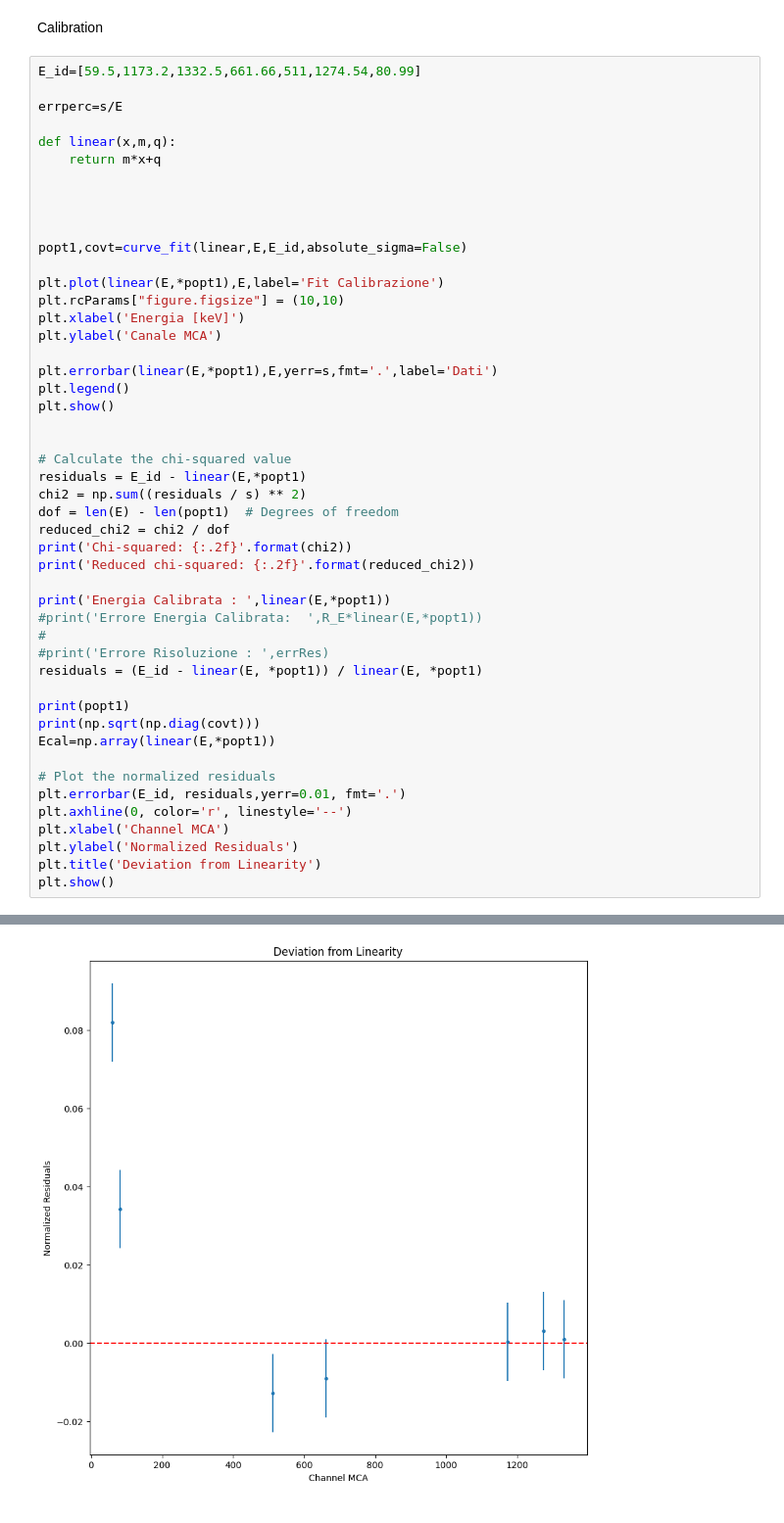
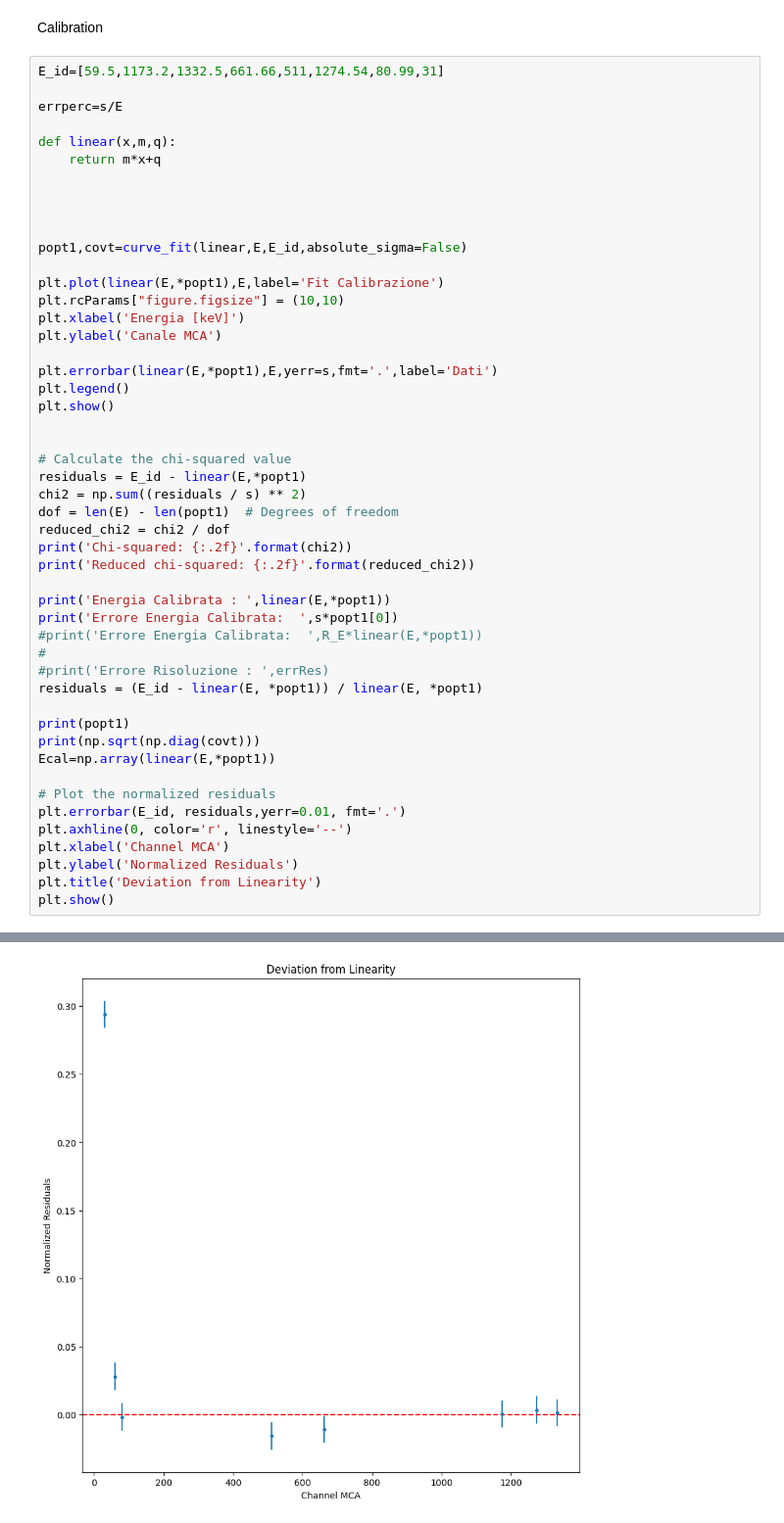
Before and after one commit to francescouni0/FisMedLab, a Jupyter notebook: Spettroscopiagamma/analisinuova.ipynb, the cells around one changed output, grey strips where cells are left out. Shown at 98% size. Cells and saved outputs as stored; diff of their text form.

```diff
--- a/Spettroscopiagamma/analisinuova.ipynb
+++ b/Spettroscopiagamma/analisinuova.ipynb
@@ -563,7 +700,7 @@ Risoluzione
 # %% [markdown]
 Calibration
 # %%
-E_id=[59.5,1173.2,1332.5,661.66,511,1274.54,80.99]
+E_id=[59.5,1173.2,1332.5,661.66,511,1274.54,80.99,31]
 
 errperc=s/E
 
@@ -594,6 +731,7 @@ print('Chi-squared: {:.2f}'.format(chi2))
 print('Reduced chi-squared: {:.2f}'.format(reduced_chi2))
 
 print('Energia Calibrata : ',linear(E,*popt1))
+print('Errore Energia Calibrata:  ',s*popt1[0])
 #print('Errore Energia Calibrata:  ',R_E*linear(E,*popt1))
 #
 #print('Errore Risoluzione : ',errRes)
@@ -621,3 +761,3 @@ Energia Calibrata :  [  54.99410199 1172.86915027 1331.20316716  667.72640477  5
-[figure, old version]
+[figure, new version]
 # %%
 
```
Also changed, not shown: parts of 12 cells of this notebook.
